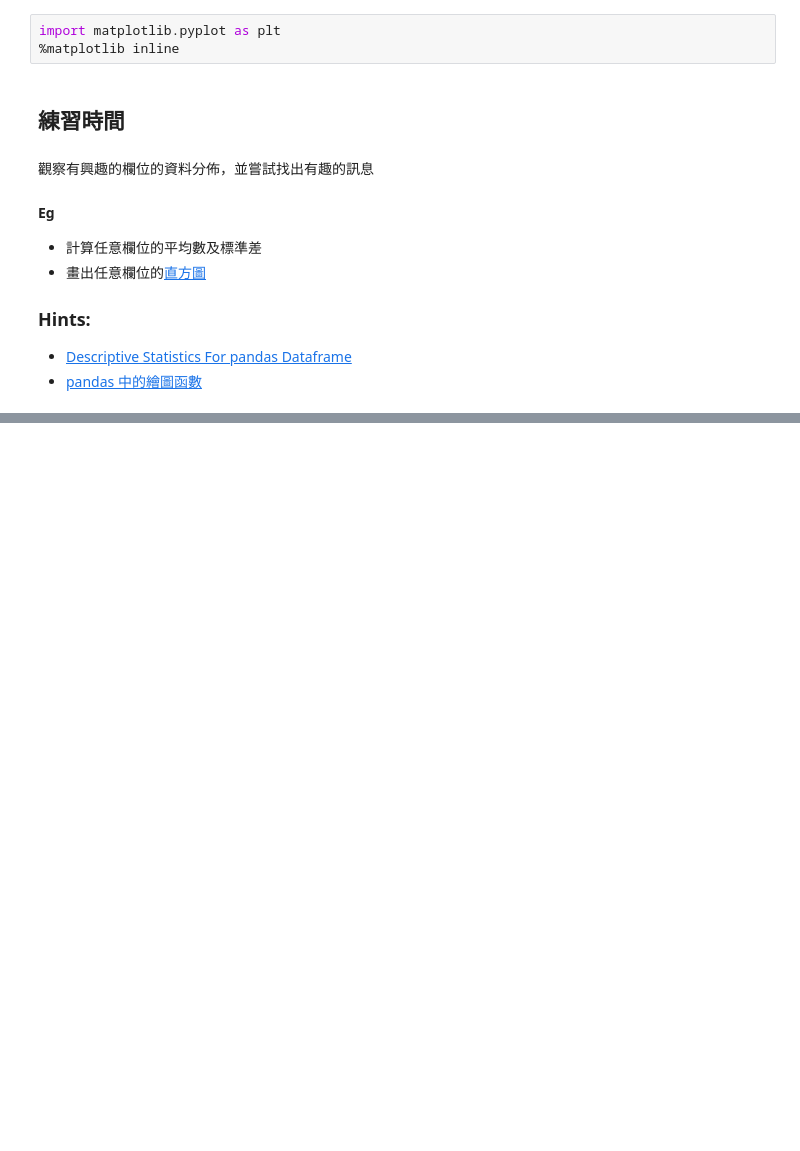
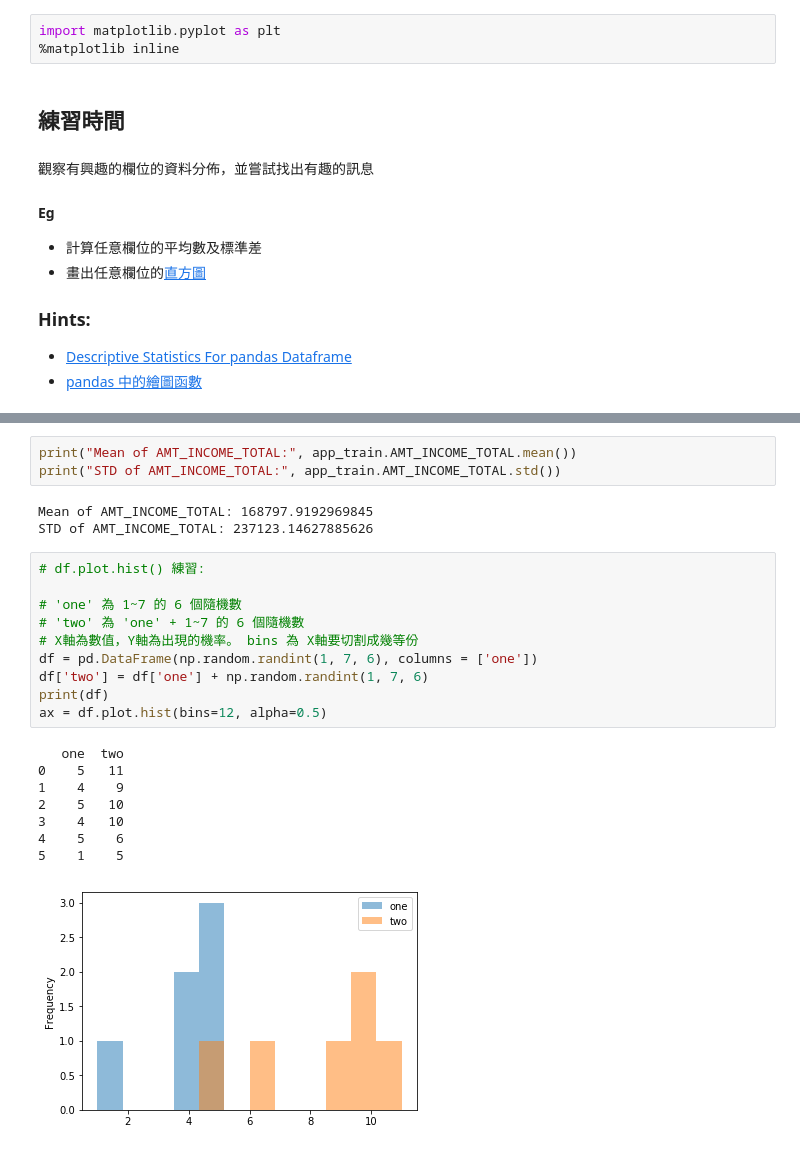
Before and after one commit to NienfengYao/ML100-Days, a Jupyter notebook: homework/Day_005_HW.ipynb, the cells around one changed output, grey strips where cells are left out. Saved outputs shown, nothing was run; the diff lists cells and outputs as text; blank space fills up the shorter version.

```diff
--- a/homework/Day_005_HW.ipynb
+++ b/homework/Day_005_HW.ipynb
@@ -42,0 +80,25 @@ import matplotlib.pyplot as plt
+# %%
+print("Mean of AMT_INCOME_TOTAL:", app_train.AMT_INCOME_TOTAL.mean())
+print("STD of AMT_INCOME_TOTAL:", app_train.AMT_INCOME_TOTAL.std())
+# %% [output]
+Mean of AMT_INCOME_TOTAL: 168797.9192969845
+STD of AMT_INCOME_TOTAL: 237123.14627885626
+# %%
+# df.plot.hist() 練習:
+
+# 'one' 為 1~7 的 6 個隨機數
+# 'two' 為 'one' + 1~7 的 6 個隨機數
+# X軸為數值，Y軸為出現的機率。 bins 為 X軸要切割成幾等份
+df = pd.DataFrame(np.random.randint(1, 7, 6), columns = ['one'])
+df['two'] = df['one'] + np.random.randint(1, 7, 6)
+print(df)
+ax = df.plot.hist(bins=12, alpha=0.5)
+# %% [output]
+   one  two
+0    5   11
+1    4    9
+2    5   10
+3    4   10
+4    5    6
+5    1    5
+[figure, added]
```
Also changed, not shown: parts of 5 cells of this notebook.
